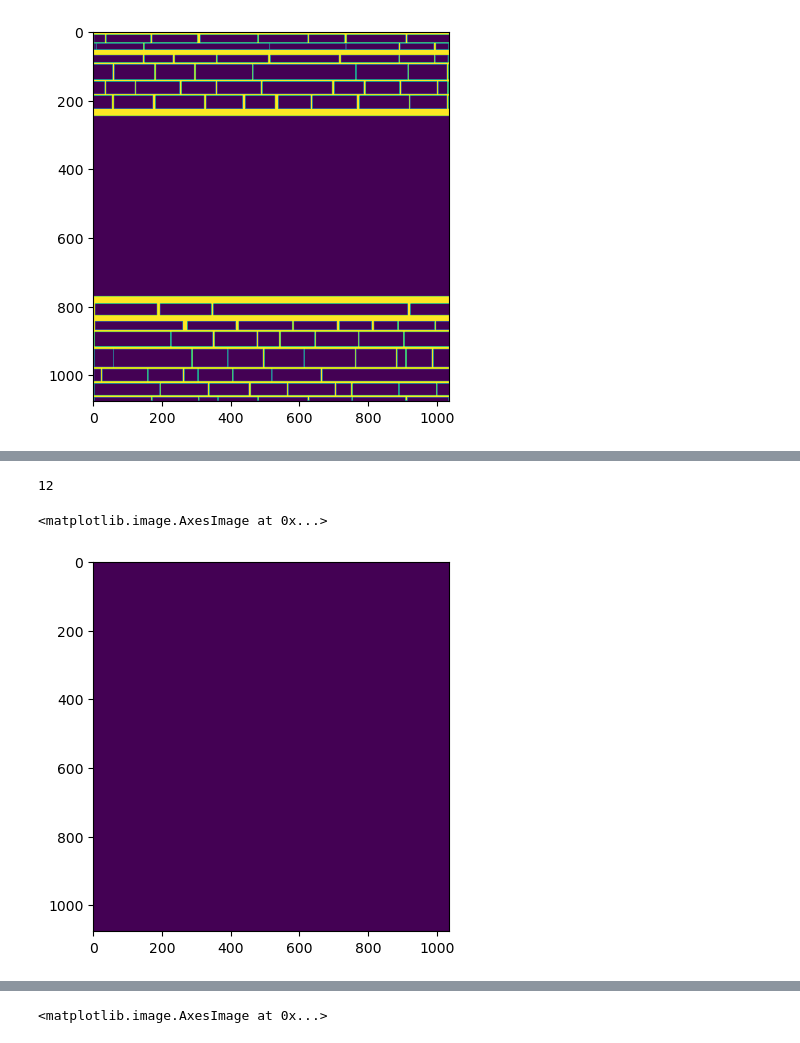
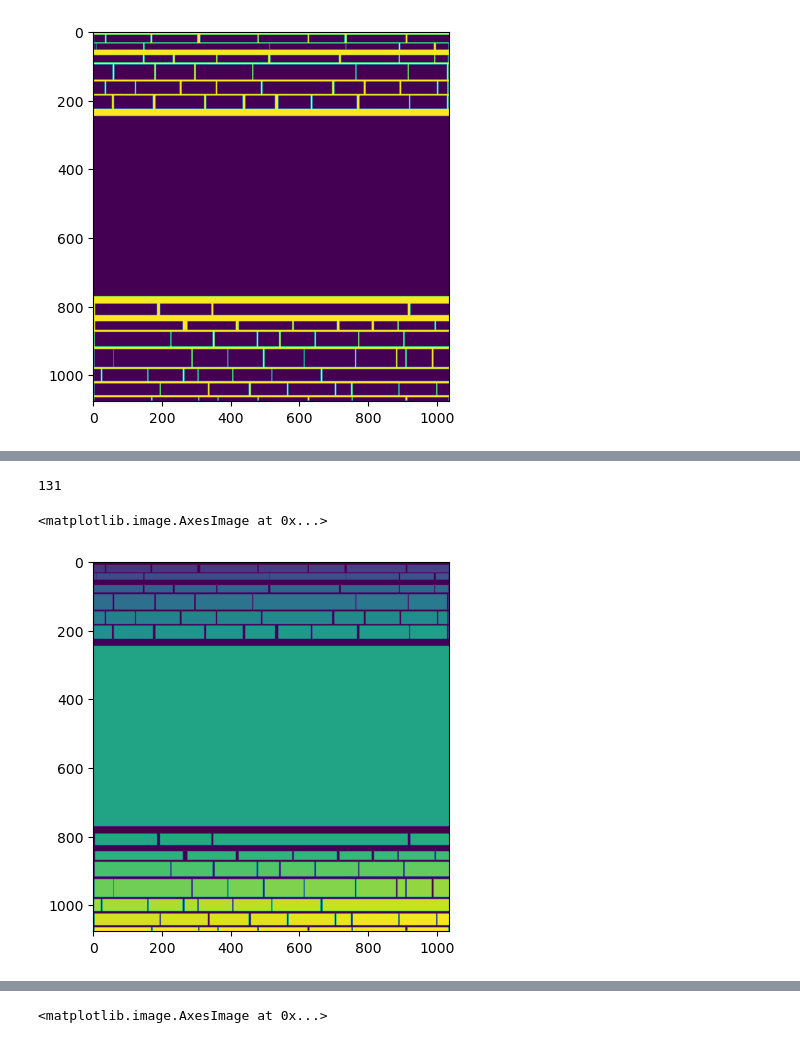
Before and after one commit to Mysterymanreturns/MasonryDefectSegmentation, a Jupyter notebook: postprocesstest.ipynb, the cells around one changed output, grey strips where cells are left out. Drawn from its saved outputs; the diff is of its cells as text; code cells hidden in the pictures.

```diff
--- a/postprocesstest.ipynb
+++ b/postprocesstest.ipynb
@@ -329,0 +340,4 @@ plt.imshow(imnp)
+# %%
+from skimage.morphology import skeletonize
+imnp2 = (255*skeletonize(imnp/255)).astype('uint8')
+plt.imshow(imnp2)
@@ -330,12 +357,12 @@ plt.imshow(imnp)
 # %%
 import cv2 as cv
-labels, markedim = cv.connectedComponents(255-imnp)
+labels, markedim = cv.connectedComponents(255-imnp2)
 # %%
 labels
 # %% [output]
-12
+131
 # %%
-plt.imshow(markedim==192)
+plt.imshow(markedim)
 # %% [output]
 <matplotlib.image.AxesImage at 0x...>
-[figure, old version]
+[figure, new version]
```
Also changed, not shown: parts of 14 cells of this notebook, 1 other file.
